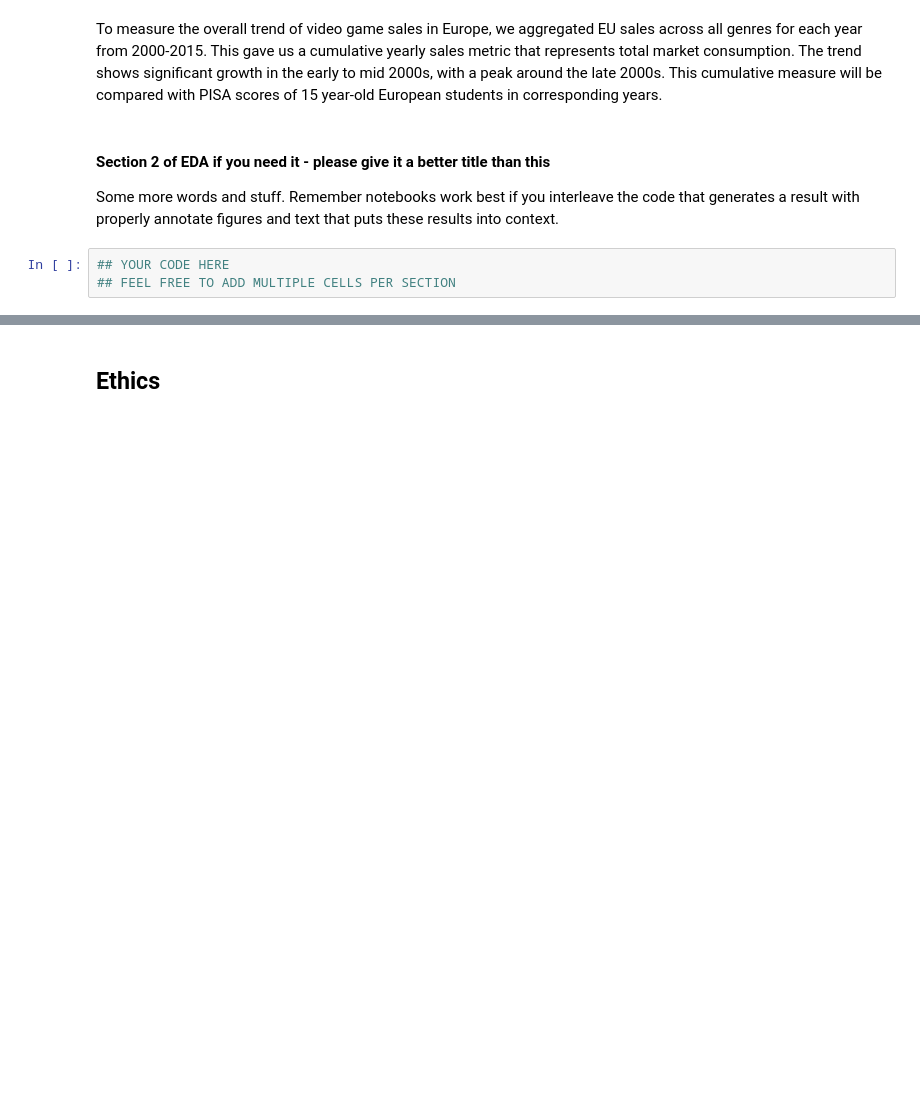
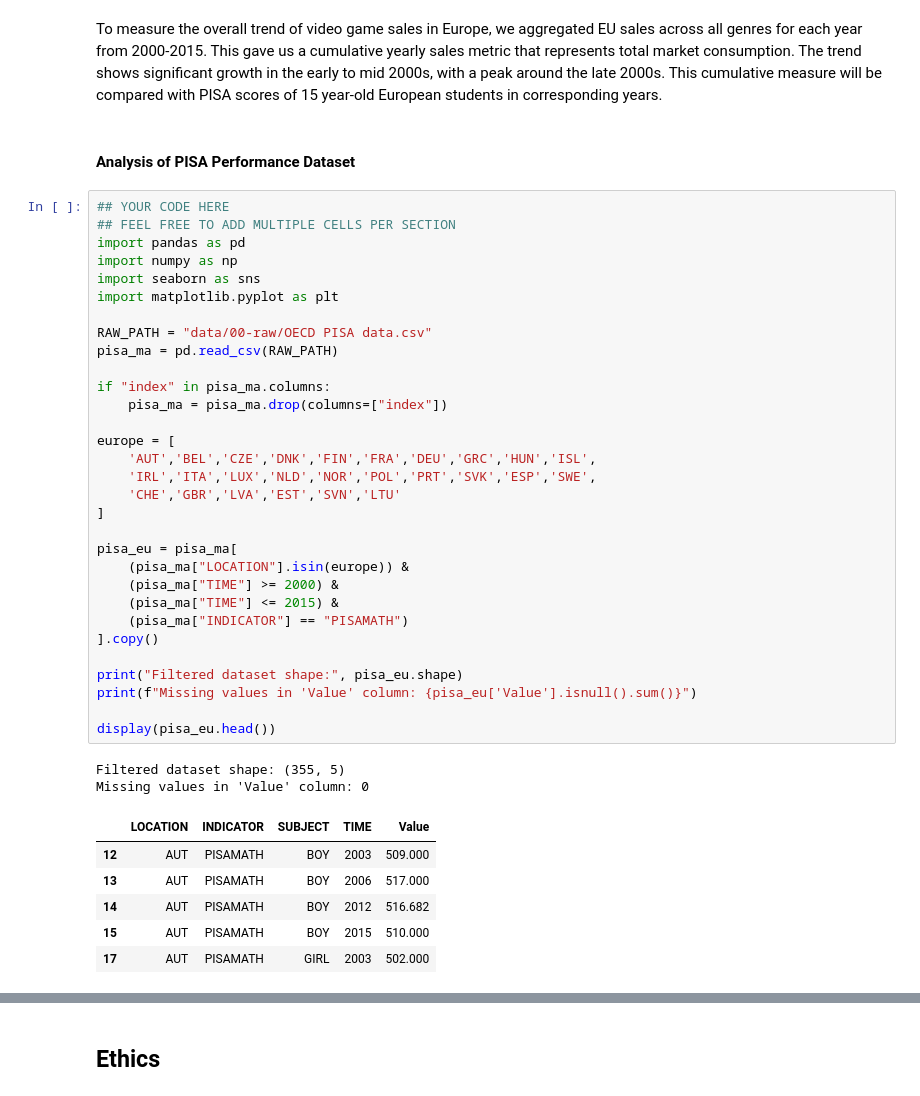
Before and after one commit to COGS108/Group037_WI26, a Jupyter notebook: 02-EDACheckpoint.ipynb, the cells around one changed output, grey strips where cells are left out. Cells and saved outputs as stored; diff of their text form; blank space fills up the shorter version.

Commit message:
intial EDA Section 2 done

```diff
--- a/02-EDACheckpoint.ipynb
+++ b/02-EDACheckpoint.ipynb
@@ -434,10 +434,45 @@ plt.show()
 The following plot shows the year-to-year trend in total video game sales from 2000 to 2015, along with a horizontal line at 0 indicating whether sales increased or decreased compared to the previous year. From the plot, sales in the early 2000s increased rapidly before slightly decreasing around 2003. Sales then increased again throughout the remainder of the decade, reflecting a period of rapid growth in the video game market. The transition into the 2010s shows a significant downturn, as sales decreased between 2010 and 2012 by approximately 15–40 million units compared to previous years. In 2013, sales experienced a noticeable increase, followed by another decline beginning in 2014 and continuing toward the end of the observed period. Overall, the changes observed from 2010 onward suggest slower growth in video game sales compared to the previous decade.
 # %% [markdown]
 To measure the overall trend of video game sales in Europe, we aggregated EU sales across all genres for each year from 2000-2015. This gave us a cumulative yearly sales metric that represents total market consumption. The trend shows significant growth in the early to mid 2000s, with a peak around the late 2000s. This cumulative measure will be compared with PISA scores of 15 year-old European students in corresponding years.
-# %% [markdown]
-#### Section 2 of EDA if you need it  - please give it a better title than this
-
-Some more words and stuff.  Remember notebooks work best if you interleave the code that generates a result with properly annotate figures and text that puts these results into context.
-# %%
-## YOUR CODE HERE
-## FEEL FREE TO ADD MULTIPLE CELLS PER SECTION
+# %% [markdown]
+#### Analysis of PISA Performance Dataset
+# %%
+## YOUR CODE HERE
+## FEEL FREE TO ADD MULTIPLE CELLS PER SECTION
+import pandas as pd
+import numpy as np
+import seaborn as sns
+import matplotlib.pyplot as plt
+
+RAW_PATH = "data/00-raw/OECD PISA data.csv"
+pisa_ma = pd.read_csv(RAW_PATH)
+
+if "index" in pisa_ma.columns:
+    pisa_ma = pisa_ma.drop(columns=["index"])
+
+europe = [
+    'AUT','BEL','CZE','DNK','FIN','FRA','DEU','GRC','HUN','ISL',
+    'IRL','ITA','LUX','NLD','NOR','POL','PRT','SVK','ESP','SWE',
+    'CHE','GBR','LVA','EST','SVN','LTU'
+]
+
+pisa_eu = pisa_ma[
+    (pisa_ma["LOCATION"].isin(europe)) &
+    (pisa_ma["TIME"] >= 2000) &
+    (pisa_ma["TIME"] <= 2015) &
+    (pisa_ma["INDICATOR"] == "PISAMATH")
+].copy()
+
+print("Filtered dataset shape:", pisa_eu.shape)
+print(f"Missing values in 'Value' column: {pisa_eu['Value'].isnull().sum()}")
+
+display(pisa_eu.head())
+# %% [output]
+Filtered dataset shape: (355, 5)
+Missing values in 'Value' column: 0
+|  | LOCATION | INDICATOR | SUBJECT | TIME | Value |
+| 12 | AUT | PISAMATH | BOY | 2003 | 509.000 |
+| 13 | AUT | PISAMATH | BOY | 2006 | 517.000 |
+| 14 | AUT | PISAMATH | BOY | 2012 | 516.682 |
+| 15 | AUT | PISAMATH | BOY | 2015 | 510.000 |
+| 17 | AUT | PISAMATH | GIRL | 2003 | 502.000 |
```
Also changed, not shown: parts of 10 cells of this notebook.
